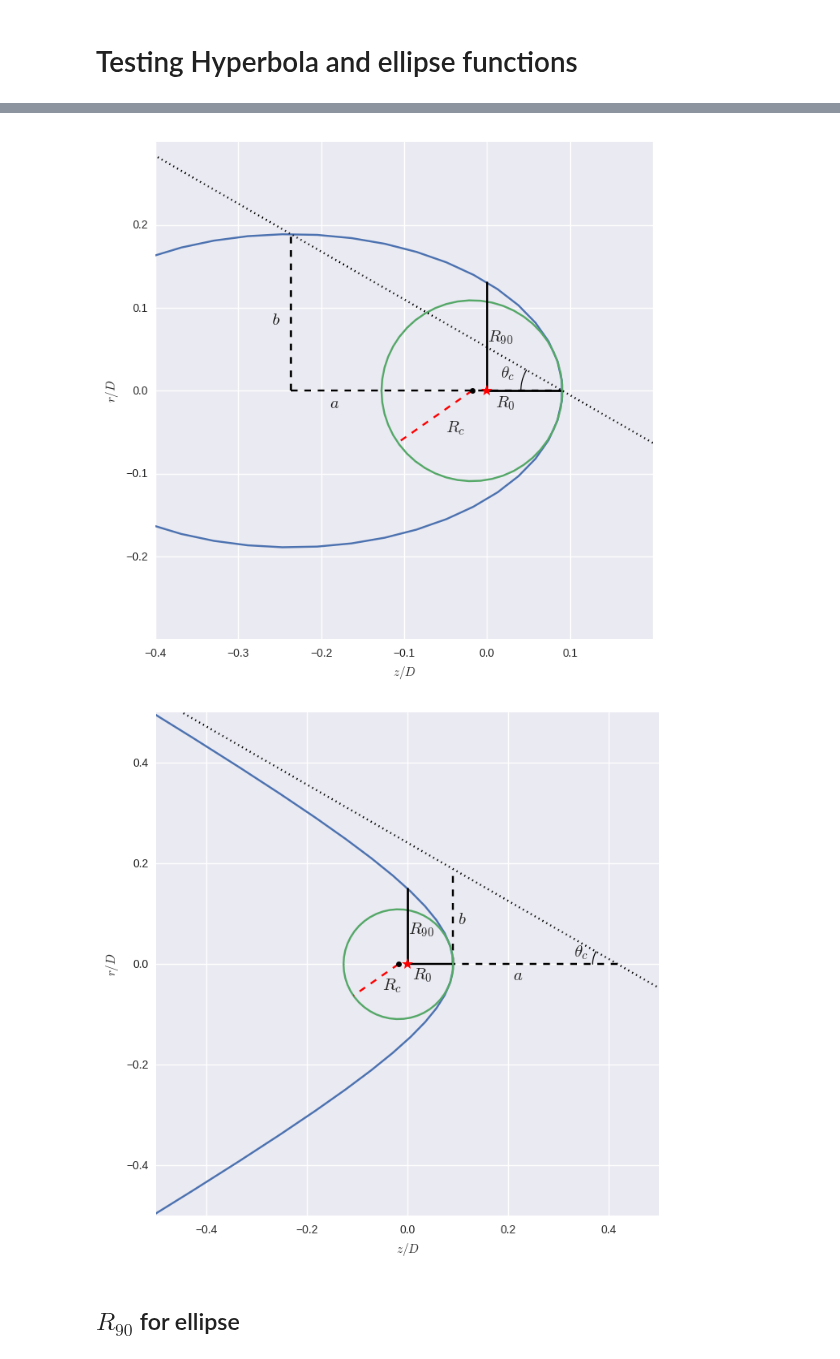
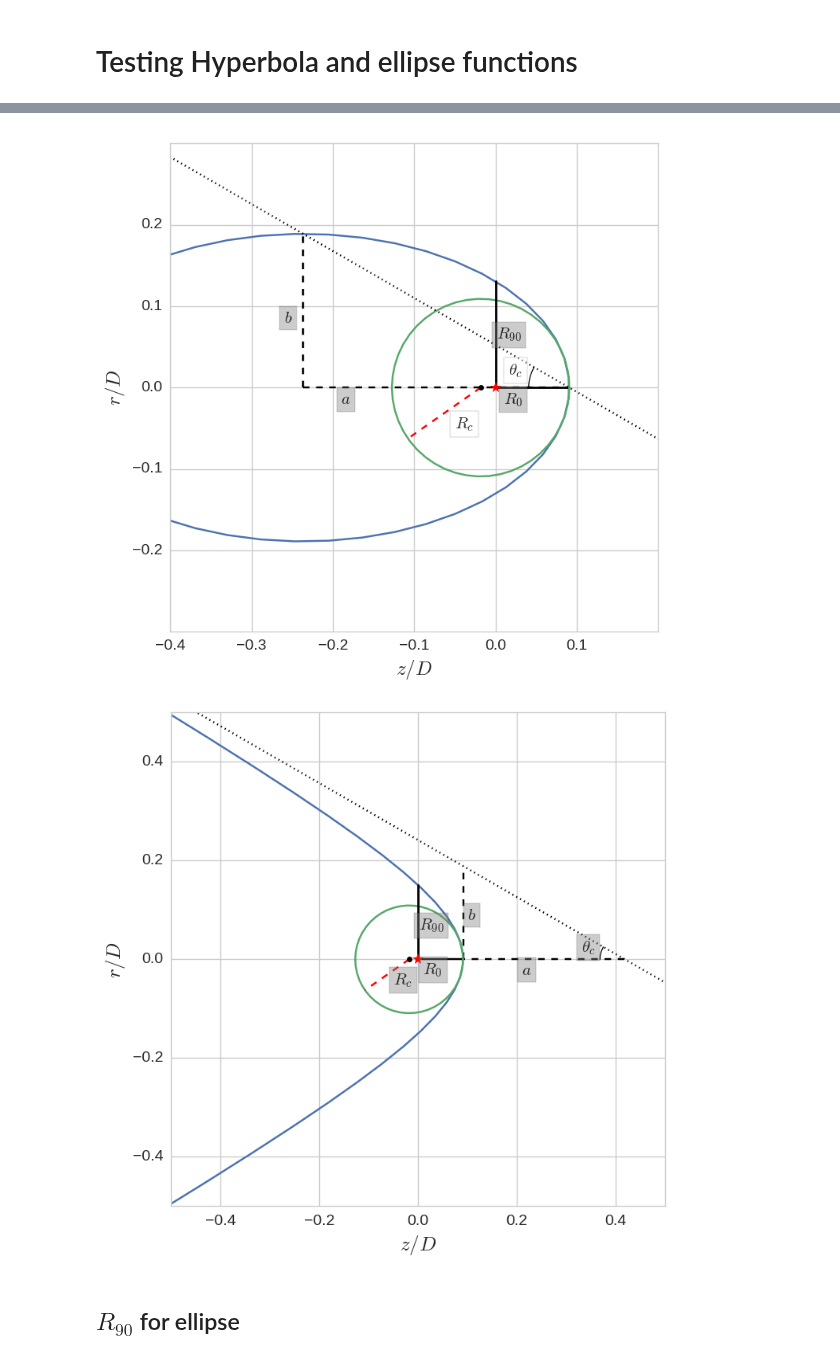
Before and after one commit to will-henney/bowshock-shape, a Jupyter notebook: CRW-shapes/conic_analysis.ipynb, the cells around one changed output, grey strips where cells are left out. Drawn from its saved outputs; the diff is of its cells as text; code cells hidden in the pictures.

Commit message:
Implemented changes in figure 5.

```diff
--- a/CRW-shapes/conic_analysis.ipynb
+++ b/CRW-shapes/conic_analysis.ipynb
@@ -38,6 +38,7 @@ x0e = ae - R0
 x0h = -ah-R0
 R90e = be*np.sqrt(1-(R0-ae)**2/ae**2)
 R90h = -bh*np.sqrt((R0+ah)**2/ah**2-1)
+sns.set_style("whitegrid")
 # %%
 xe,ye = ae*np.cos(t) -x0e,be*np.sin(t)
 fig = plt.figure()
@@ -55,53 +56,55 @@ plt.plot(0.05*np.cos(np.linspace(np.pi,np.pi-np.radians(thce)))+
 plt.plot([R0-Rc],[0],"ko",markersize=5)
 plt.plot([0,0],[0,R90e],"k-",lw=2)
 plt.plot([0.0],[0.0],"r*",markersize=10)
-plt.text(-0.19,-0.02,r"$a$",fontsize=15)
-plt.text(-0.26,0.08,r"$b$",fontsize=15)
-plt.text(0.01,-0.02,r"$R_0$",fontsize=15)
-plt.text(-0.05,-0.05,r"$R_c$",fontsize=15)
-plt.text(0.016,0.016,r"$\theta_c$",fontsize=15)
-plt.text(0.001,0.06,r"$R_{90}$",fontsize=15)
+plt.text(-0.19,-0.02,r"$a$",fontsize=15,bbox={"facecolor":"gray","alpha":0.4})
+plt.text(-0.26,0.08,r"$b$",fontsize=15,bbox={"facecolor":"gray","alpha":0.4})
+plt.text(0.01,-0.02,r"$R_0$",fontsize=15,bbox={"facecolor":"gray","alpha":0.4})
+plt.text(-0.05,-0.05,r"$R_c$",fontsize=15,bbox={"facecolor":"gray","alpha":0.4})
+plt.text(0.016,0.016,r"$\theta_c$",fontsize=15,bbox={"facecolor":"gray","alpha":0.4})
+plt.text(0.001,0.06,r"$R_{90}$",fontsize=15,bbox={"facecolor":"gray","alpha":0.4})
 plt.xlim(-0.4,0.2)
 plt.ylim(-0.3,0.3)
 plt.gca().set_aspect("equal",adjustable="box")
-plt.xlabel(r"$z/D$")
-plt.ylabel(r"$r/D$")
+plt.xlabel(r"$z/D$",fontsize=18)
+plt.ylabel(r"$r/D$",fontsize=18)
+plt.tick_params(axis='both', which='major', labelsize=14)
 fig.set_size_inches(8,8)
 fig.savefig("ellipse_py.pdf");
 # %% [output]
-[figure, old version]
+[figure, new version]
 # %%
 xh,yh = -ah*np.cosh(t) -x0h,bh*np.sinh(t)
 fig = plt.figure()
 plt.plot(xh,yh)
 plt.plot([0,R0],[0,0],"k-")
 plt.plot([-x0h,-x0h-ah],[0,0],"k--")
 plt.plot([R0,R0],[0,-bh],"k--")
 plt.plot(Rc*np.cos(np.linspace(-np.pi,np.pi))-Rc+R0,Rc*np.sin(np.linspace(-np.pi,np.pi)))
 m_as = bh/(ah)
 as_line = m_as*np.linspace(-0.5,0.5) -m_as*R0-bh
 plt.plot(np.linspace(-0.5,0.5),as_line, "k:")
 plt.plot([R0-Rc,R0-Rc + Rc*np.cos(np.radians(215))],[0,Rc*np.sin(np.radians(215))],"r--")
 plt.plot(0.05*np.cos(np.linspace(np.pi,np.pi-np.radians(thch)))+ah+R0
          ,0.05*np.sin(np.linspace(np.pi,np.pi+np.radians(thch))),"k-",lw=0.9)
 plt.plot([0,0],[0,R90h],"k-",lw=2)
 plt.plot([R0-Rc],[0],"ko",markersize=5)
 plt.plot([0.0],[0.0],"r*",markersize=10)
-plt.text(0.21,-0.03,r"$a$",fontsize=15)
-plt.text(0.1,0.08,r"$b$",fontsize=15)
-plt.text(0.01,-0.03,r"$R_0$",fontsize=15)
-plt.text(-0.05,-0.05,r"$R_c$",fontsize=15)
-plt.text(0.33,0.016,r"$\theta_c$",fontsize=15)
-plt.text(0.001,0.06,r"$R_{90}$",fontsize=15)
+plt.text(0.21,-0.03,r"$a$",fontsize=15,bbox={"facecolor":"gray","alpha":0.4})
+plt.text(0.1,0.08,r"$b$",fontsize=15,bbox={"facecolor":"gray","alpha":0.4})
+plt.text(0.01,-0.03,r"$R_0$",fontsize=15,bbox={"facecolor":"gray","alpha":0.4})
+plt.text(-0.05,-0.05,r"$R_c$",fontsize=15,bbox={"facecolor":"gray","alpha":0.4})
+plt.text(0.33,0.016,r"$\theta_c$",fontsize=15,bbox={"facecolor":"gray","alpha":0.4})
+plt.text(0.001,0.06,r"$R_{90}$",fontsize=15,bbox={"facecolor":"gray","alpha":0.4})
 plt.xlim(-0.5,0.5)
 plt.ylim(-0.5,0.5)
 plt.gca().set_aspect("equal",adjustable="box")
-plt.xlabel(r"$z/D$")
-plt.ylabel(r"$r/D$")
+plt.xlabel(r"$z/D$",fontsize=18)
+plt.ylabel(r"$r/D$",fontsize=18)
+plt.tick_params(axis='both', which='major', labelsize=14)
 fig.set_size_inches(8,8)
 plt.savefig("hyperbola_py.pdf");
 # %% [output]
-[figure, old version]
+[figure, new version]
 # %% [markdown]
 ## $R_{90}$ for ellipse
 # %% [markdown]
```
Also changed, not shown: 2 other files.
